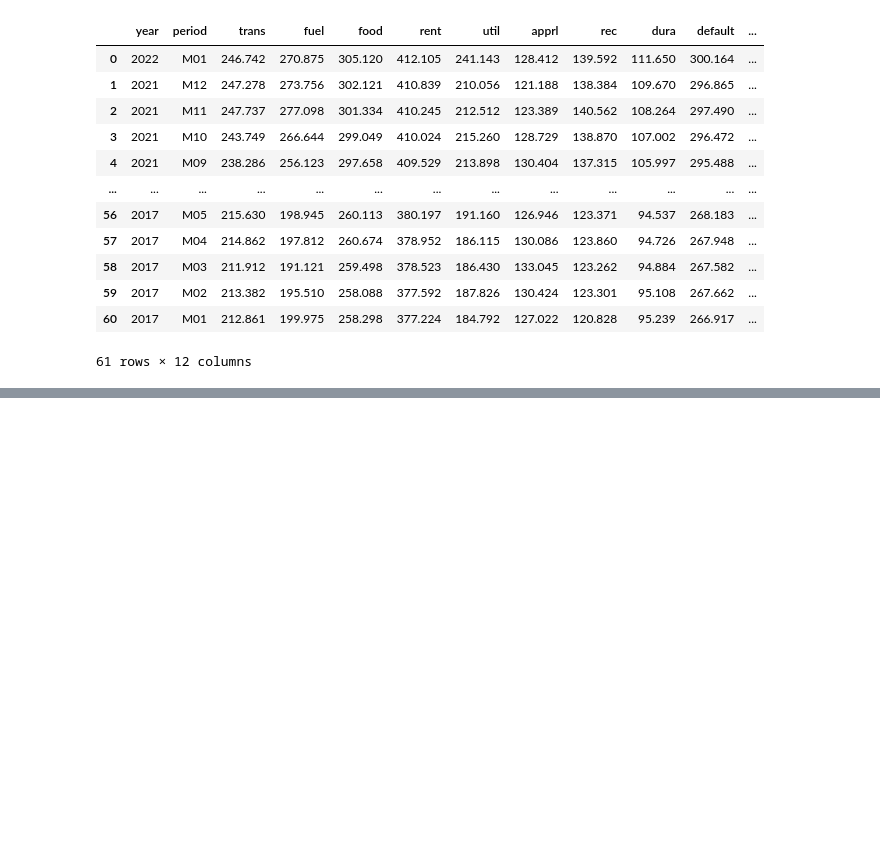
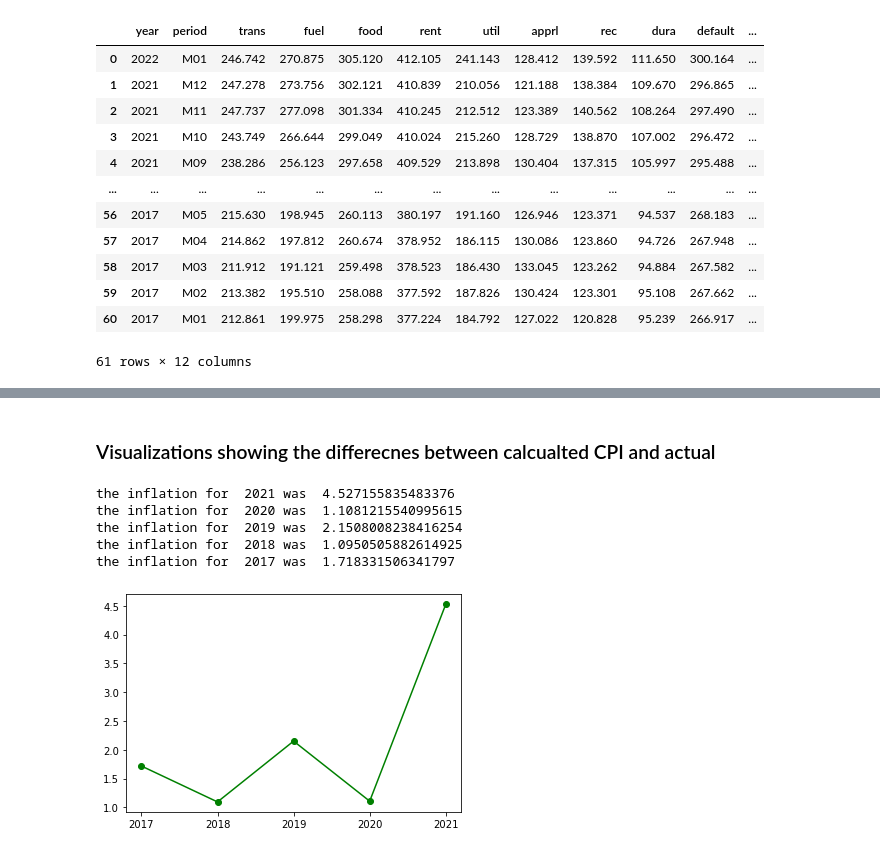
Before and after one commit to nmcdowell00/econ1923, a Jupyter notebook: cpiProjectCode.ipynb, the cells around one changed output, grey strips where cells are left out. Cells and saved outputs as stored; diff of their text form; code cells hidden in the pictures; blank space fills up the shorter version.

```diff
--- a/cpiProjectCode.ipynb
+++ b/cpiProjectCode.ipynb
@@ -366,0 +462,2 @@ df_newYark
+# %%
+combined = pd.DataFrame(zip(df_newYark.year,df_newYark.period,df_phil.myCPI,df_newYark.myCPI, df_chic.myCPI,df.CUUR0000SA0))
@@ -366,0 +480,15 @@ df_newYark
+# %%
+combined = combined.rename(columns = {0:'year',1:'period', 2:'philadelphia',3:'new_york',4:'chicago',5:'nationalCPI'})
+# %%
+combined['averageCPI'] = (combined['philadelphia']*.3)+(combined['new_york']*.46)+(combined['chicago']*.24)
+# %% [markdown]
+### Visualizations showing the differecnes between calcualted CPI and actual
+# %%
+inflation(combined,'averageCPI','year')
+# %% [output]
+the inflation for  2021 was  4.527155835483376
+the inflation for  2020 was  1.1081215540995615
+the inflation for  2019 was  2.1508008238416254
+the inflation for  2018 was  1.0950505882614925
+the inflation for  2017 was  1.718331506341797
+[figure, added]
```
Also changed, not shown: parts of 40 cells of this notebook.
